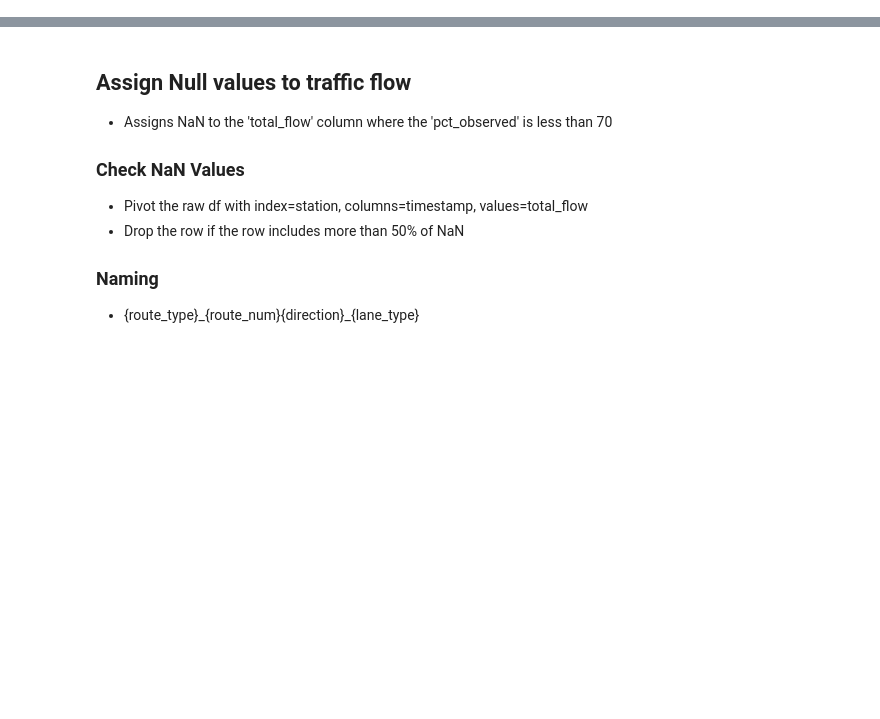
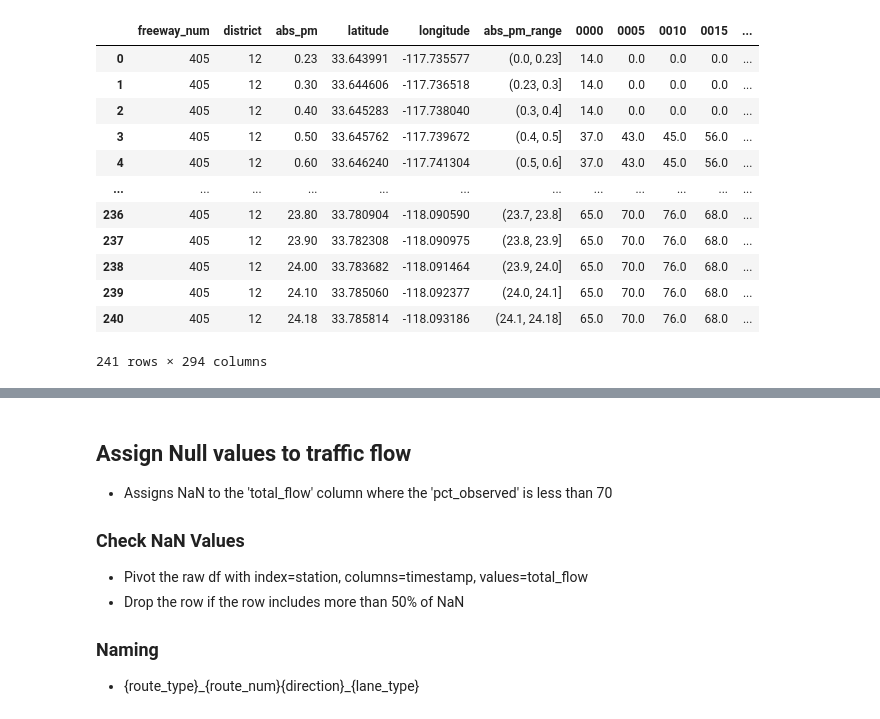
Before and after one commit to yujen-chen/d12-pems-analysis, a Jupyter notebook: rawdata.ipynb, the cells around one changed output, grey strips where cells are left out. Drawn from its saved outputs; the diff is of its cells as text; code cells hidden in the pictures; blank space fills up the shorter version.

```diff
--- a/rawdata.ipynb
+++ b/rawdata.ipynb
@@ -247,0 +88,17 @@ Index(['timestamp', 'station', 'district', 'freeway_num', 'direction',
+# %%
+route_mean_flow = raw_data_process.process_flow_interpolation(flow_405N_ML, pmdf, 12, 405)
+route_mean_flow
+# %% [output]
+|  | freeway_num | district | abs_pm | latitude | longitude | abs_pm_range | 0000 | 0005 | 0010 | 0015 | ... |
+| 0 | 405 | 12 | 0.23 | 33.643991 | -117.735577 | (0.0, 0.23] | 14.0 | 0.0 | 0.0 | 0.0 | ... |
+| 1 | 405 | 12 | 0.30 | 33.644606 | -117.736518 | (0.23, 0.3] | 14.0 | 0.0 | 0.0 | 0.0 | ... |
+| 2 | 405 | 12 | 0.40 | 33.645283 | -117.738040 | (0.3, 0.4] | 14.0 | 0.0 | 0.0 | 0.0 | ... |
+| 3 | 405 | 12 | 0.50 | 33.645762 | -117.739672 | (0.4, 0.5] | 37.0 | 43.0 | 45.0 | 56.0 | ... |
+| 4 | 405 | 12 | 0.60 | 33.646240 | -117.741304 | (0.5, 0.6] | 37.0 | 43.0 | 45.0 | 56.0 | ... |
+| ... | ... | ... | ... | ... | ... | ... | ... | ... | ... | ... | ... |
+| 236 | 405 | 12 | 23.80 | 33.780904 | -118.090590 | (23.7, 23.8] | 65.0 | 70.0 | 76.0 | 68.0 | ... |
+| 237 | 405 | 12 | 23.90 | 33.782308 | -118.090975 | (23.8, 23.9] | 65.0 | 70.0 | 76.0 | 68.0 | ... |
+| 238 | 405 | 12 | 24.00 | 33.783682 | -118.091464 | (23.9, 24.0] | 65.0 | 70.0 | 76.0 | 68.0 | ... |
+| 239 | 405 | 12 | 24.10 | 33.785060 | -118.092377 | (24.0, 24.1] | 65.0 | 70.0 | 76.0 | 68.0 | ... |
+| 240 | 405 | 12 | 24.18 | 33.785814 | -118.093186 | (24.1, 24.18] | 65.0 | 70.0 | 76.0 | 68.0 | ... |
+241 rows × 294 columns
```
Also changed, not shown: parts of 58 cells of this notebook, 4 other files.
